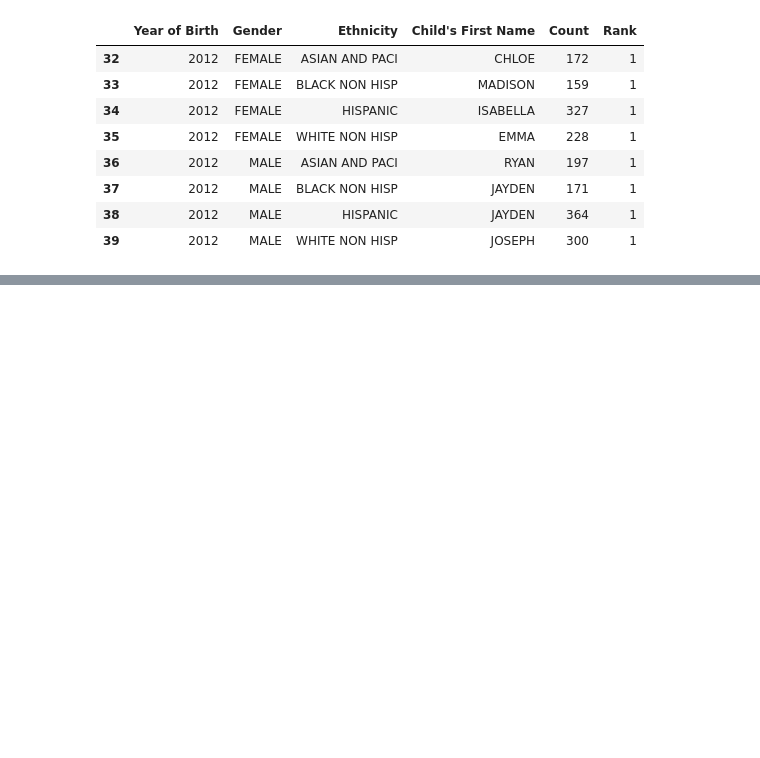
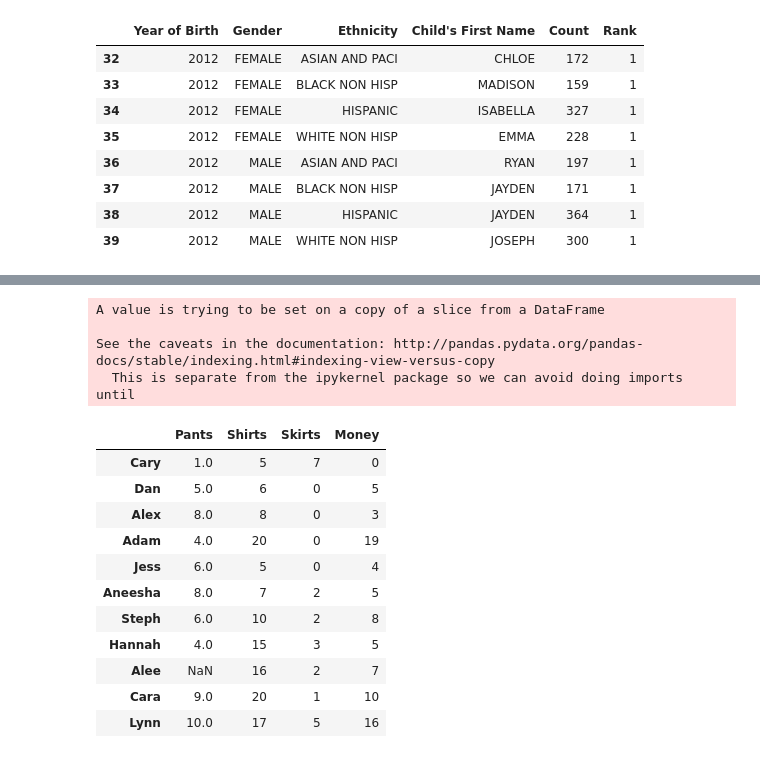
Before and after one commit to mmj32/Class-Practice-Repo, a Jupyter notebook: todo5/pandas_notes2_haring.ipynb, the cells around one changed output, grey strips where cells are left out. Cells and saved outputs as stored; diff of their text form; code cells hidden in the pictures; blank space fills up the shorter version.

```diff
--- a/todo5/pandas_notes2_haring.ipynb
+++ b/todo5/pandas_notes2_haring.ipynb
@@ -607,0 +700,25 @@ We don't have data for that year. Try another one: 2012
+# %%
+#If a person has $20, they can buy another pair of pants!
+pants_money = clothes_owned.Money > 19
+clothes_owned.Pants[pants_money] += 1
+clothes_owned.Money[pants_money] -= 20
+clothes_owned
+
+#I don't understand these warnings...
+# %% [output]
+A value is trying to be set on a copy of a slice from a DataFrame
+
+See the caveats in the documentation: http://pandas.pydata.org/pandas-docs/stable/indexing.html#indexing-view-versus-copy
+  This is separate from the ipykernel package so we can avoid doing imports until
+|  | Pants | Shirts | Skirts | Money |
+| Cary | 1.0 | 5 | 7 | 0 |
+| Dan | 5.0 | 6 | 0 | 5 |
+| Alex | 8.0 | 8 | 0 | 3 |
+| Adam | 4.0 | 20 | 0 | 19 |
+| Jess | 6.0 | 5 | 0 | 4 |
+| Aneesha | 8.0 | 7 | 2 | 5 |
+| Steph | 6.0 | 10 | 2 | 8 |
+| Hannah | 4.0 | 15 | 3 | 5 |
+| Alee | NaN | 16 | 2 | 7 |
+| Cara | 9.0 | 20 | 1 | 10 |
+| Lynn | 10.0 | 17 | 5 | 16 |
```
Also changed, not shown: parts of 7 cells of this notebook.
